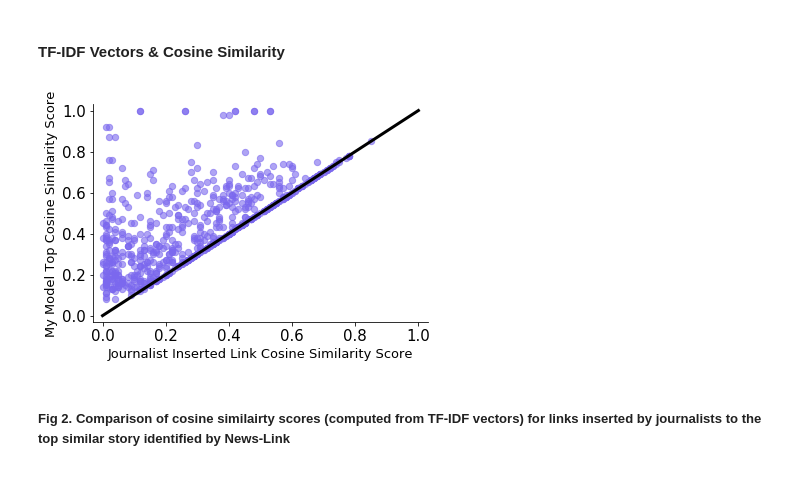
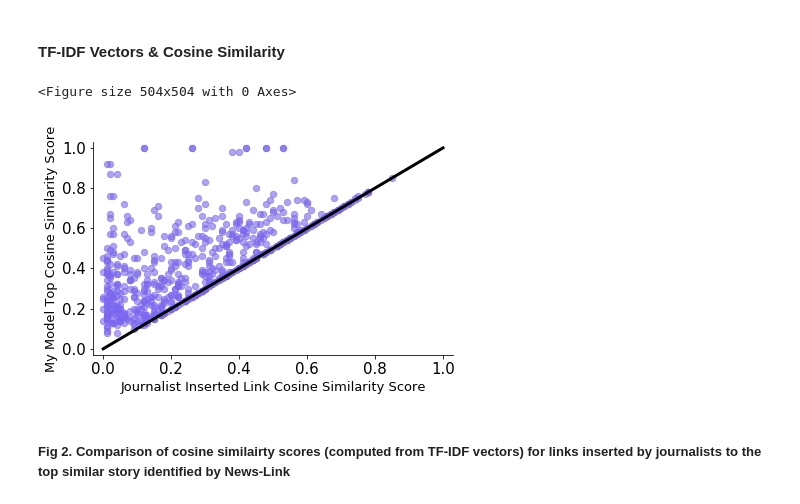
Before and after one commit to CylitaGuy/news-link, a Jupyter notebook: notebooks/Data_Viz_Exploration.ipynb, the cells around one changed output. Drawn from its saved outputs; the diff is of its cells as text; code cells hidden in the pictures.

Commit message:
Updating all figure margins so nothing is cut off

```diff
--- a/notebooks/Data_Viz_Exploration.ipynb
+++ b/notebooks/Data_Viz_Exploration.ipynb
@@ -84,34 +91,39 @@ In addition to TF-IDF and cosine similarity (which is how the **News-Link** web
 #### TF-IDF Vectors & Cosine Similarity
 # %%
 #Creating a figure and axes
+fig = plt.figure(figsize=(7,7))
 fig, ax = plt.subplots()
 
 #scatter my similarity scores against the similarity scores for journalist inserted articles
 ax.scatter(val_tfidf['JournalScore'], val_tfidf['MyModel'],
            c='mediumslateblue', alpha = 0.6, s=40)
 #Setting x and y limits
 plt.xlim(-0.03, 1.03)
 plt.ylim(-0.03, 1.03)
 
 #Adjusting axes
 plt.rc('axes', labelsize=10)  # ontsize of the x and y labels
 plt.rc('xtick', labelsize=15) # fontsize of the tick labels
 plt.rc('ytick', labelsize=15) # fontsize of the tick labels
 
 ax.set_xlabel('Journalist Inserted Link Cosine Similarity Score', fontsize=13)
 ax.set_ylabel('My Model Top Cosine Similarity Score', fontsize = 13)
 
 #removing top and right borders
 ax.spines['top'].set_visible(False)
 ax.spines['right'].set_visible(False)
 
 #Adding 1:1 line on plot
 plt.plot([0, 1.0], [0, 1.0], color='black', linestyle='-', linewidth=3)
 
+#Adjusting margins
+plt.tight_layout()
+
 #Saving plot
 plt.savefig("News_Scatter.pdf", transparent = True)
 # %% [output]
+<Figure size 504x504 with 0 Axes>
-[figure, old version]
+[figure, new version]
 # %% [markdown]
 ##### Fig 2. Comparison of cosine similairty scores (computed from TF-IDF vectors) for links inserted by journalists to the top similar story identified by News-Link
 # %%
```
Also changed, not shown: parts of 7 cells of this notebook.
